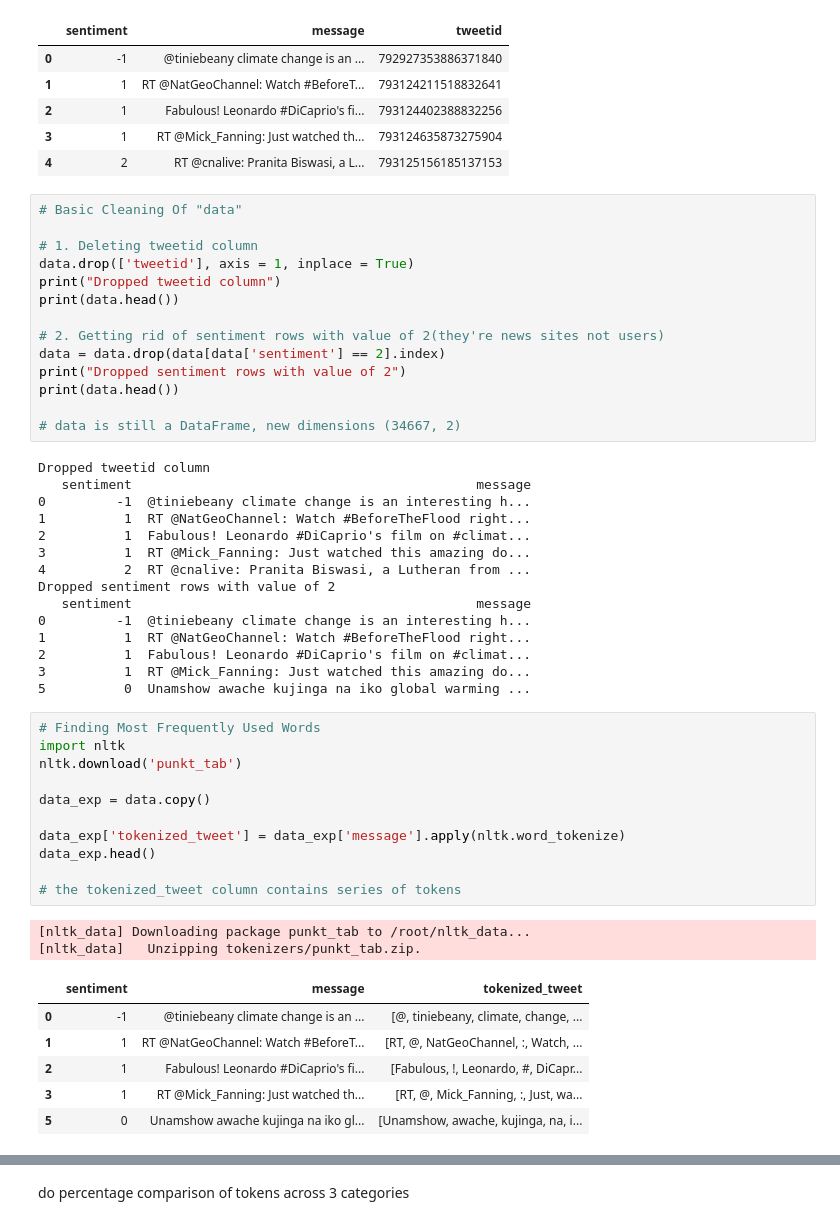
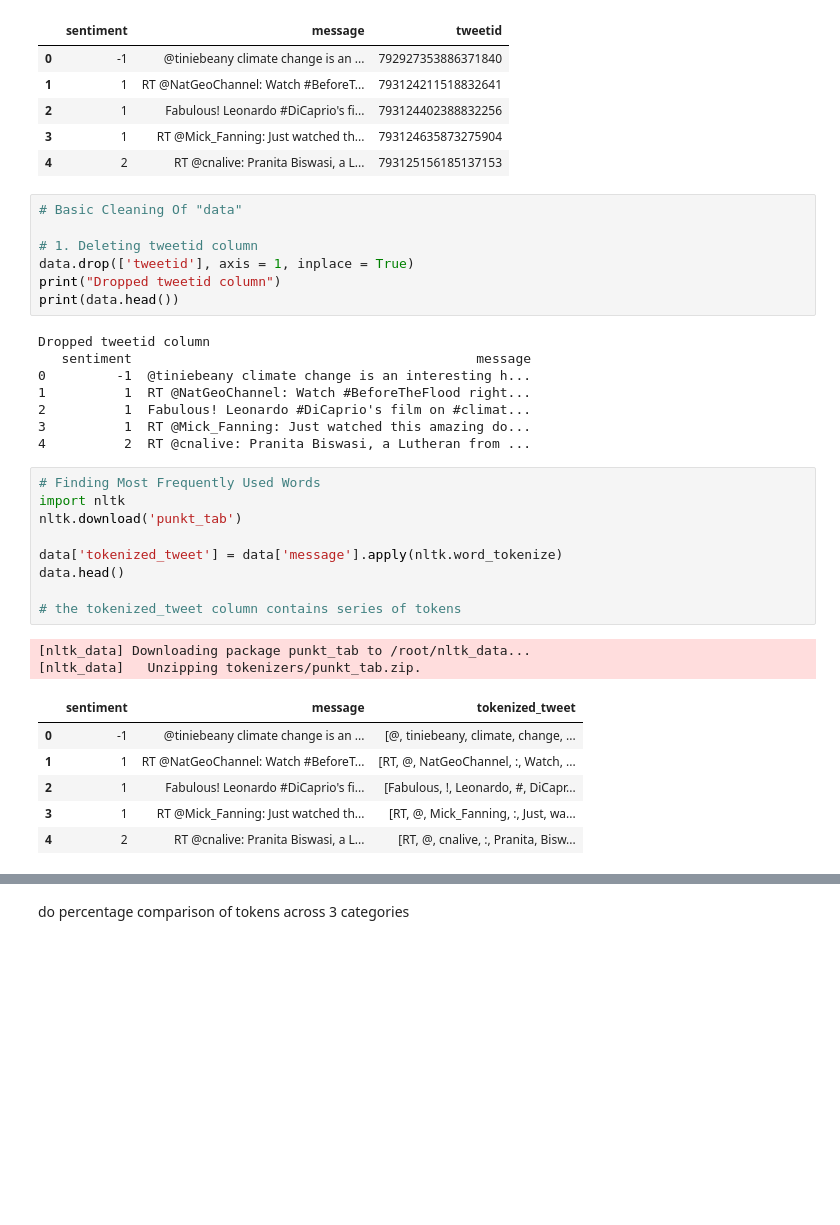
Before and after one commit to vrhughes/DS4002-Group13, a Jupyter notebook: TwitterCCData_VH.ipynb, the cells around one changed output, grey strips where cells are left out. Drawn from its saved outputs; the diff is of its cells as text; blank space fills up the shorter version.

Commit message:
fixed to include news and made 4 individual dataframes

```diff
--- a/TwitterCCData_VH.ipynb
+++ b/TwitterCCData_VH.ipynb
@@ -38,13 +38,6 @@ data.head()
 data.drop(['tweetid'], axis = 1, inplace = True)
 print("Dropped tweetid column")
 print(data.head())
-
-# 2. Getting rid of sentiment rows with value of 2(they're news sites not users)
-data = data.drop(data[data['sentiment'] == 2].index)
-print("Dropped sentiment rows with value of 2")
-print(data.head())
-
-# data is still a DataFrame, new dimensions (34667, 2)
 # %% [output]
 Dropped tweetid column
    sentiment                                            message
@@ -53,33 +46,24 @@ Dropped tweetid column
 2          1  Fabulous! Leonardo #DiCaprio's film on #climat...
 3          1  RT @Mick_Fanning: Just watched this amazing do...
 4          2  RT @cnalive: Pranita Biswasi, a Lutheran from ...
-Dropped sentiment rows with value of 2
-   sentiment                                            message
-0         -1  @tiniebeany climate change is an interesting h...
-1          1  RT @NatGeoChannel: Watch #BeforeTheFlood right...
-2          1  Fabulous! Leonardo #DiCaprio's film on #climat...
-3          1  RT @Mick_Fanning: Just watched this amazing do...
-5          0  Unamshow awache kujinga na iko global warming ...
 # %%
 # Finding Most Frequently Used Words
 import nltk
 nltk.download('punkt_tab')
 
-data_exp = data.copy()
-
-data_exp['tokenized_tweet'] = data_exp['message'].apply(nltk.word_tokenize)
-data_exp.head()
+data['tokenized_tweet'] = data['message'].apply(nltk.word_tokenize)
+data.head()
 
 # the tokenized_tweet column contains series of tokens
 # %% [output]
 [nltk_data] Downloading package punkt_tab to /root/nltk_data...
 [nltk_data]   Unzipping tokenizers/punkt_tab.zip.
 |  | sentiment | message | tokenized_tweet |
 | 0 | -1 | @tiniebeany climate change is an ... | [@, tiniebeany, climate, change, ... |
 | 1 | 1 | RT @NatGeoChannel: Watch #BeforeT... | [RT, @, NatGeoChannel, :, Watch, ... |
 | 2 | 1 | Fabulous! Leonardo #DiCaprio's fi... | [Fabulous, !, Leonardo, #, DiCapr... |
 | 3 | 1 | RT @Mick_Fanning: Just watched th... | [RT, @, Mick_Fanning, :, Just, wa... |
-| 5 | 0 | Unamshow awache kujinga na iko gl... | [Unamshow, awache, kujinga, na, i... |
+| 4 | 2 | RT @cnalive: Pranita Biswasi, a L... | [RT, @, cnalive, :, Pranita, Bisw... |
 # %%
 #
 from collections import Counter
```
Also changed, not shown: parts of 8 cells of this notebook.
